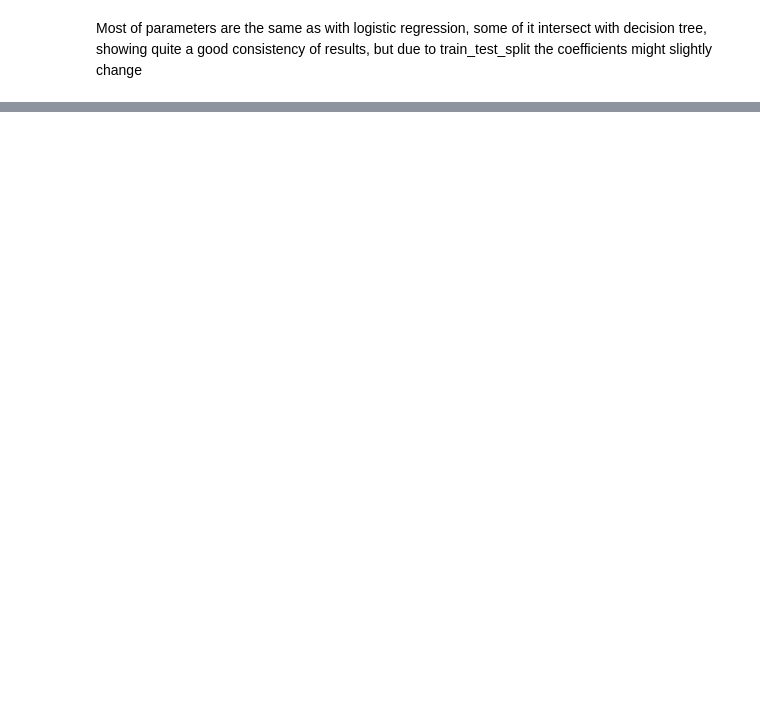
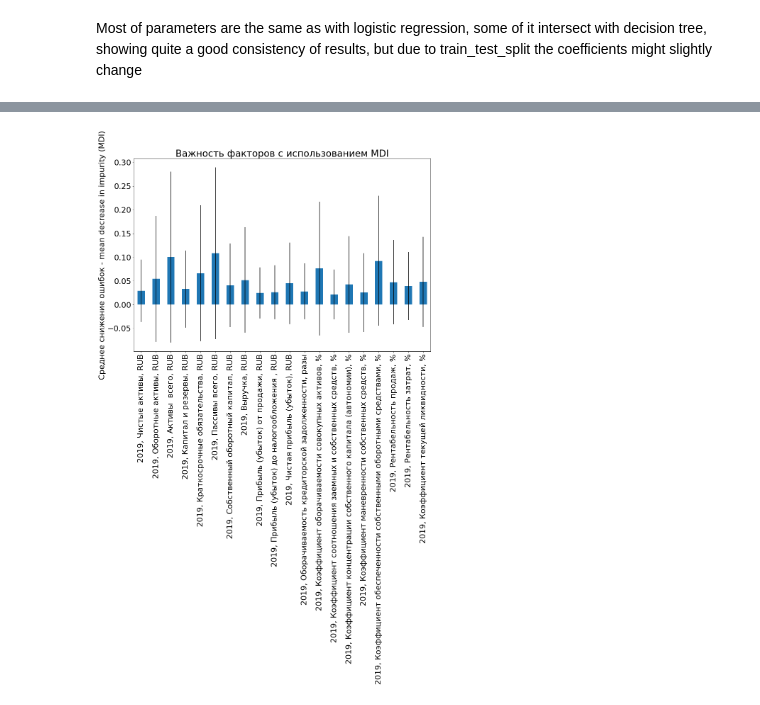
Before and after one commit to Mekss/retail-companies-bankruptcy-research, a Jupyter notebook: bankruptcy analysis.ipynb, the cells around one changed output, grey strips where cells are left out. Saved outputs shown, nothing was run; the diff lists cells and outputs as text; code cells hidden in the pictures; blank space fills up the shorter version.

```diff
--- a/bankruptcy analysis.ipynb
+++ b/bankruptcy analysis.ipynb
@@ -386,0 +551,12 @@ Most of parameters are the same as with logistic regression, some of it intersec
+# %%
+importances = clf.feature_importances_
+forest_importances = pd.Series(importances, index=X_train.columns)
+std = np.std([
+    tree.feature_importances_ for tree in clf.estimators_], axis=0)
+fig, ax = plt.subplots()
+forest_importances.plot.bar(yerr=std, ax=ax)
+ax.set_title("Важность факторов с использованием MDI")
+ax.set_ylabel("Среднее снижение ошибок - mean decrease in impurity (MDI)")
+fig.tight_layout()
+# %% [output]
+[figure, added]
```
Also changed, not shown: parts of 20 cells of this notebook.
